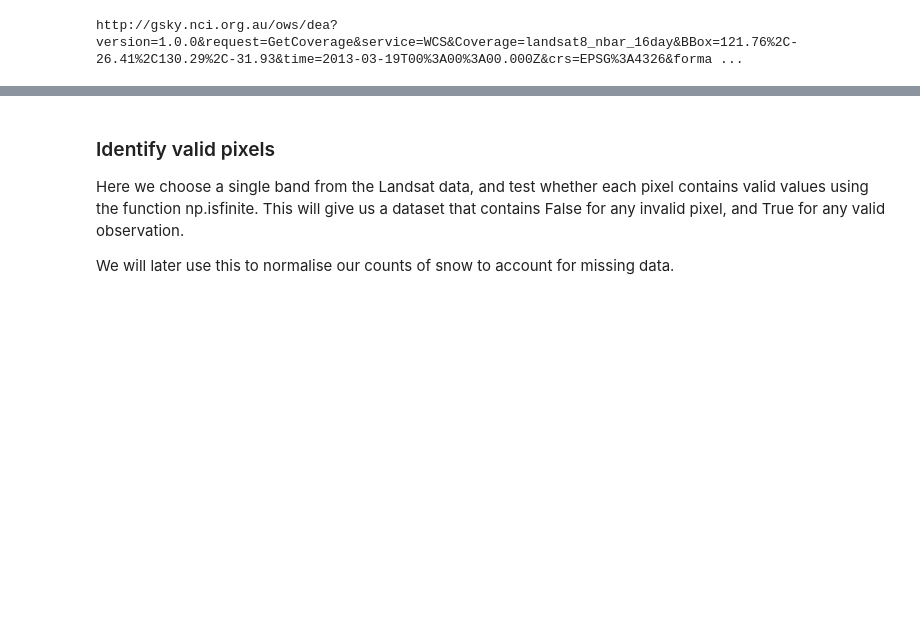
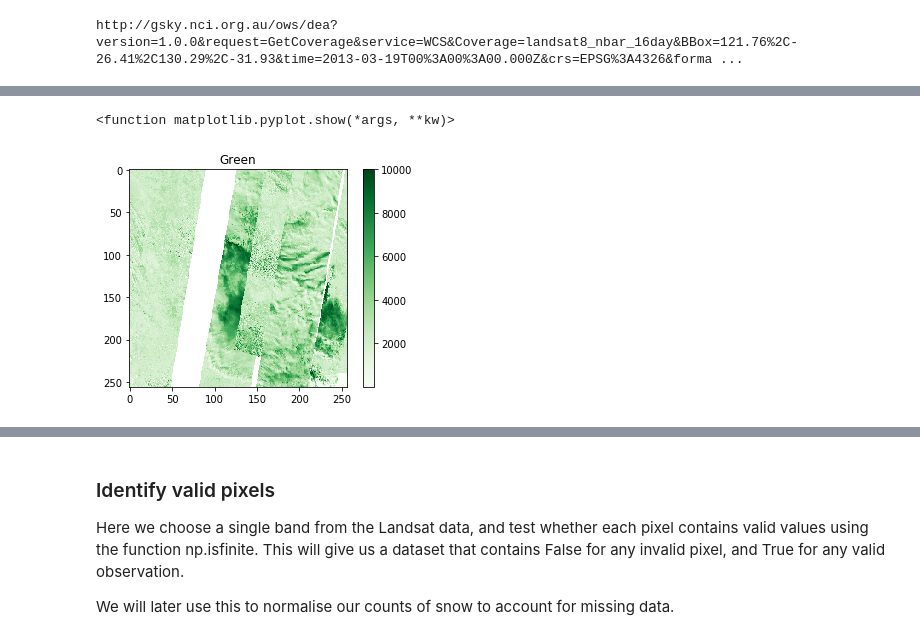
Before and after one commit to asivapra/gsky-demos, a Jupyter notebook: DEA_to_GSKY_Example_5_Diskless.ipynb, the cells around one changed output, grey strips where cells are left out. Cells and saved outputs as stored; diff of their text form; code cells hidden in the pictures; blank space fills up the shorter version.

```diff
--- a/DEA_to_GSKY_Example_5_Diskless.ipynb
+++ b/DEA_to_GSKY_Example_5_Diskless.ipynb
@@ -214,7 +196,9 @@ plt.show
 # %%
-band2 = nc.variables['Band2'][:]
-plt.imshow(band2, cmap = 'Greens')
+plt.imshow(g, cmap = 'Greens')
 plt.title('Green')
 plt.colorbar()
 plt.show
+# %% [output]
+<function matplotlib.pyplot.show(*args, **kw)>
+[figure, added]
 # %%
```
Also changed, not shown: parts of 16 cells of this notebook, 7 other files.
